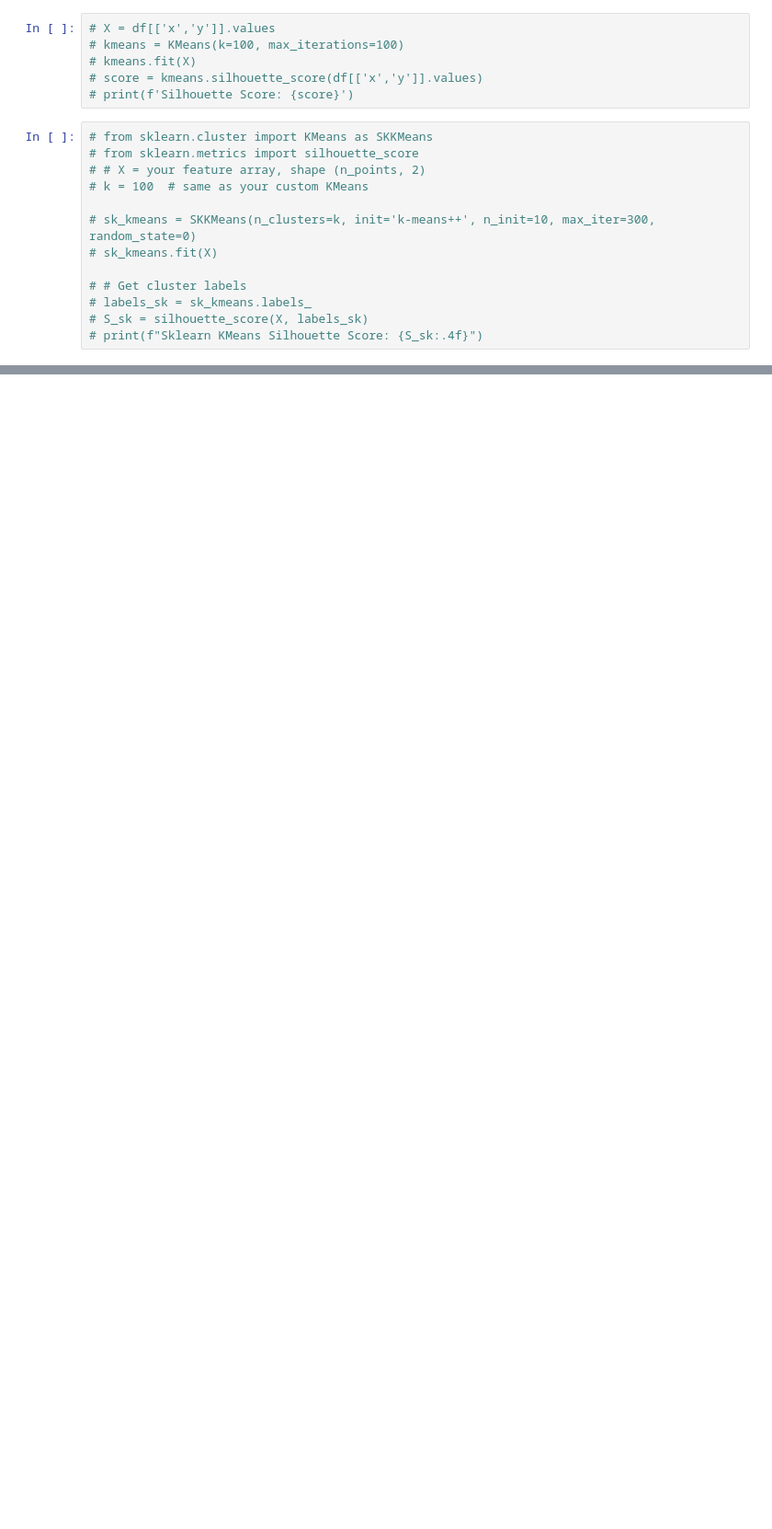
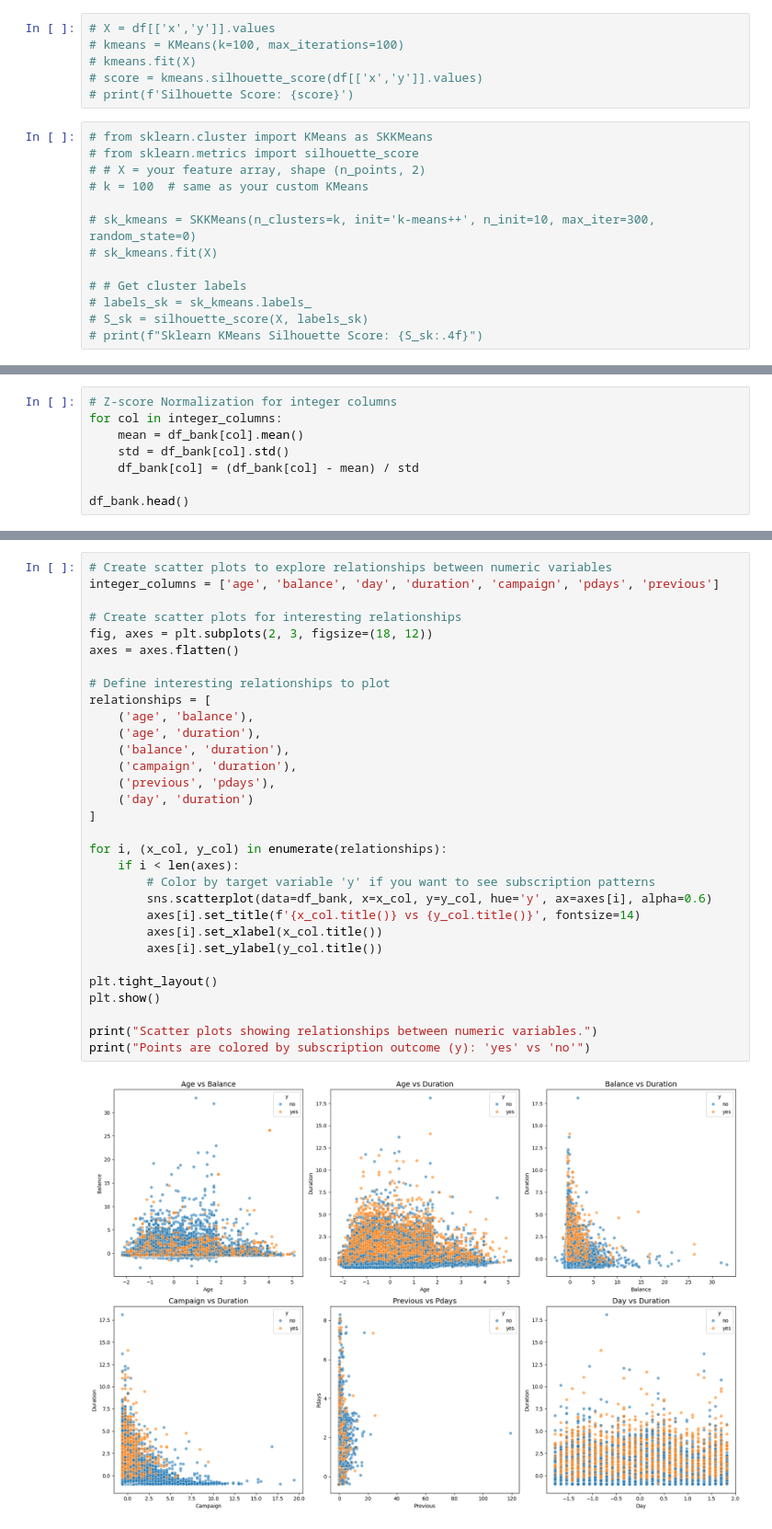
Before and after one commit to RavulapalliManas/IML-A2, a Jupyter notebook: A2_manas.ipynb, the cells around one changed output, grey strips where cells are left out. Shown at 92% size. Drawn from its saved outputs; the diff is of its cells as text; blank space fills up the shorter version.

```diff
--- a/A2_manas.ipynb
+++ b/A2_manas.ipynb
@@ -190,0 +336,8 @@ df.head()
+# %%
+# Z-score Normalization for integer columns
+for col in integer_columns:
+    mean = df_bank[col].mean()
+    std = df_bank[col].std()
+    df_bank[col] = (df_bank[col] - mean) / std
+
+df_bank.head()
@@ -190,0 +351,33 @@ df.head()
+# %%
+# Create scatter plots to explore relationships between numeric variables
+integer_columns = ['age', 'balance', 'day', 'duration', 'campaign', 'pdays', 'previous']
+
+# Create scatter plots for interesting relationships
+fig, axes = plt.subplots(2, 3, figsize=(18, 12))
+axes = axes.flatten()
+
+# Define interesting relationships to plot
+relationships = [
+    ('age', 'balance'),
+    ('age', 'duration'),
+    ('balance', 'duration'),
+    ('campaign', 'duration'),
+    ('previous', 'pdays'),
+    ('day', 'duration')
+]
+
+for i, (x_col, y_col) in enumerate(relationships):
+    if i < len(axes):
+        # Color by target variable 'y' if you want to see subscription patterns
+        sns.scatterplot(data=df_bank, x=x_col, y=y_col, hue='y', ax=axes[i], alpha=0.6)
+        axes[i].set_title(f'{x_col.title()} vs {y_col.title()}', fontsize=14)
+        axes[i].set_xlabel(x_col.title())
+        axes[i].set_ylabel(y_col.title())
+
+plt.tight_layout()
+plt.show()
+
+print("Scatter plots showing relationships between numeric variables.")
+print("Points are colored by subscription outcome (y): 'yes' vs 'no'")
+# %% [output]
+[figure, added]
```
Also changed, not shown: parts of 15 cells of this notebook, 5 other files.
